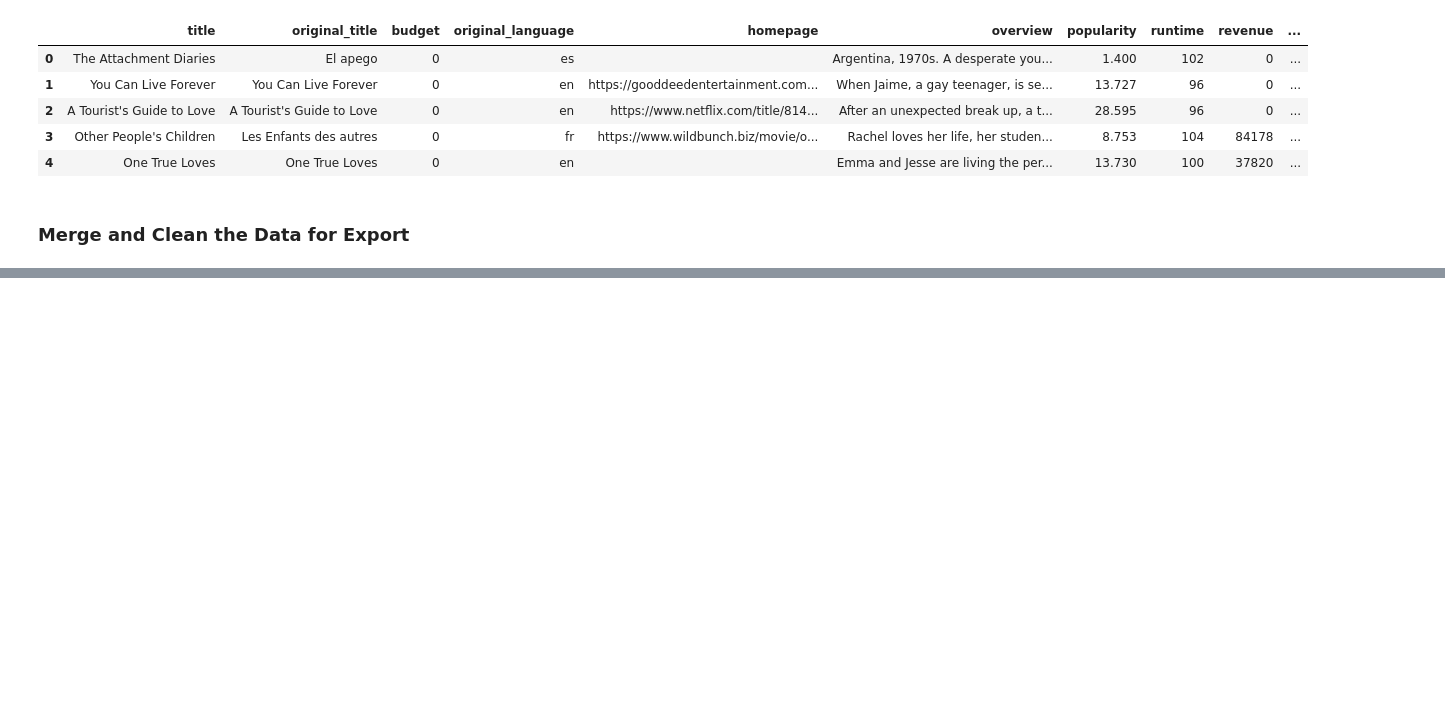
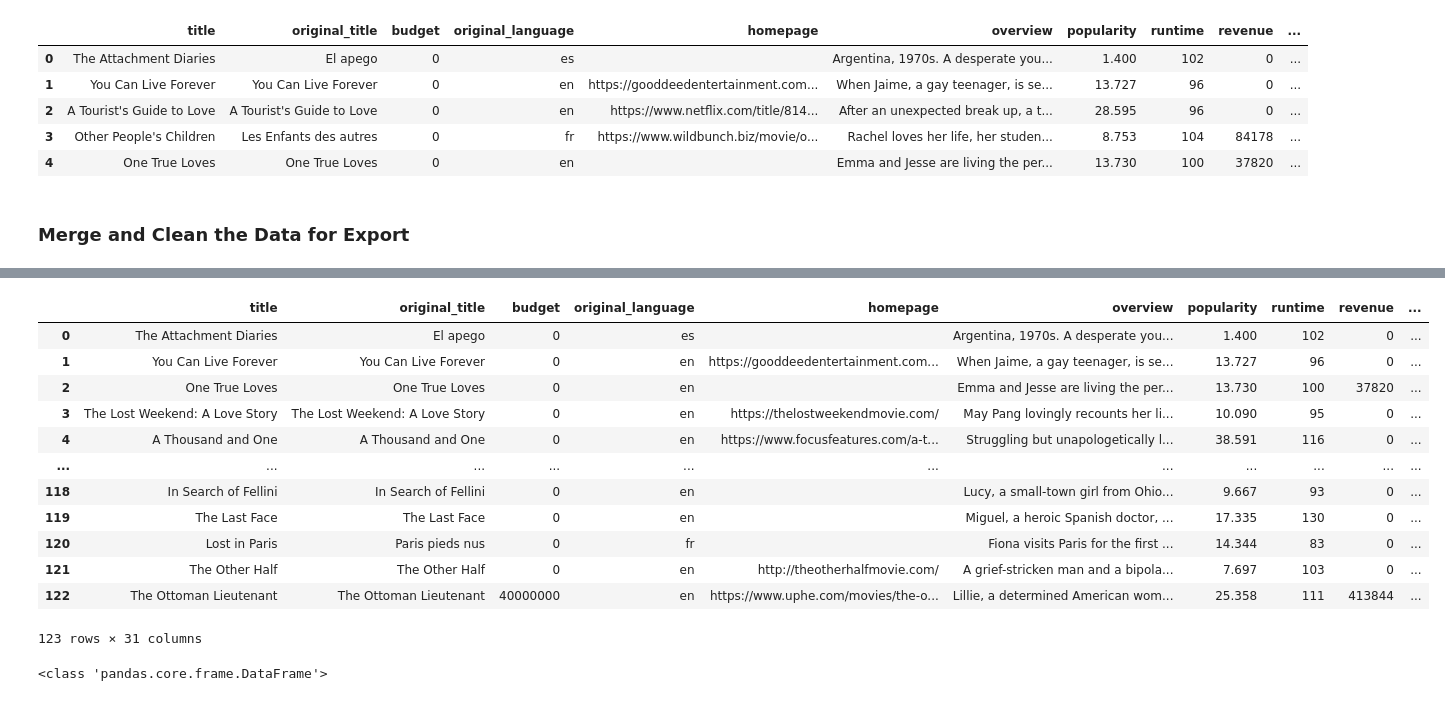
Before and after one commit to sonjabaro/data-sourcing-challenge, a Jupyter notebook: retrieve_movie_data.ipynb, the cells around one changed output, grey strips where cells are left out. Cells and saved outputs as stored; diff of their text form; code cells hidden in the pictures; blank space fills up the shorter version.

```diff
--- a/retrieve_movie_data.ipynb
+++ b/retrieve_movie_data.ipynb
@@ -422,3 +413,5 @@ tmdb_df.head()
 ### Merge and Clean the Data for Export
 # %%
 # Merge the New York Times reviews and TMDB DataFrames on title
+merged_movie_df =tmdb_df.merge(reviews_list_normalized_df, on="title", how = "inner")
+merged_movie_df.head()
@@ -425,19 +426,41 @@ tmdb_df.head()
 # %%
 # Remove list brackets and quotation marks on the columns containing lists
 # Create a list of the columns that need fixing
+columns_fix = ["genres","spoken_languages", "production_countries"]
 
 
 # Create a list of characters to remove
-
+characters_to_remove = ["'","[","]"]
 
 # Loop through the list of columns to fix
-
+for column in columns_fix:
     # Convert the column to type 'str'
-
+    merged_movie_df[column] = merged_movie_df[column].astype(str)
 
     # Loop through characters to remove
+    for character in characters_to_remove:
+        merged_movie_df[column] = merged_movie_df[column].str.replace(character,"")
 
 
 # Display the fixed DataFrame
+merged_movie_df
+# %% [output]
+|  | title | original_title | budget | original_language | homepage | overview | popularity | runtime | revenue | ... |
+| 0 | The Attachment Diaries | El apego | 0 | es |  | Argentina, 1970s. A desperate you... | 1.400 | 102 | 0 | ... |
+| 1 | You Can Live Forever | You Can Live Forever | 0 | en | https://gooddeedentertainment.com... | When Jaime, a gay teenager, is se... | 13.727 | 96 | 0 | ... |
+| 2 | One True Loves | One True Loves | 0 | en |  | Emma and Jesse are living the per... | 13.730 | 100 | 37820 | ... |
+| 3 | The Lost Weekend: A Love Story | The Lost Weekend: A Love Story | 0 | en | https://thelostweekendmovie.com/ | May Pang lovingly recounts her li... | 10.090 | 95 | 0 | ... |
+| 4 | A Thousand and One | A Thousand and One | 0 | en | https://www.focusfeatures.com/a-t... | Struggling but unapologetically l... | 38.591 | 116 | 0 | ... |
+| ... | ... | ... | ... | ... | ... | ... | ... | ... | ... | ... |
+| 118 | In Search of Fellini | In Search of Fellini | 0 | en |  | Lucy, a small-town girl from Ohio... | 9.667 | 93 | 0 | ... |
+| 119 | The Last Face | The Last Face | 0 | en |  | Miguel, a heroic Spanish doctor, ... | 17.335 | 130 | 0 | ... |
+| 120 | Lost in Paris | Paris pieds nus | 0 | fr |  | Fiona visits Paris for the first ... | 14.344 | 83 | 0 | ... |
+| 121 | The Other Half | The Other Half | 0 | en | http://theotherhalfmovie.com/ | A grief-stricken man and a bipola... | 7.697 | 103 | 0 | ... |
+| 122 | The Ottoman Lieutenant | The Ottoman Lieutenant | 40000000 | en | https://www.uphe.com/movies/the-o... | Lillie, a determined American wom... | 25.358 | 111 | 413844 | ... |
+123 rows × 31 columns
+# %%
+print(type(merged_movie_df))
+# %% [output]
+<class 'pandas.core.frame.DataFrame'>
 # %%
 # Drop "byline.person" column
```
Also changed, not shown: parts of 17 cells of this notebook.
